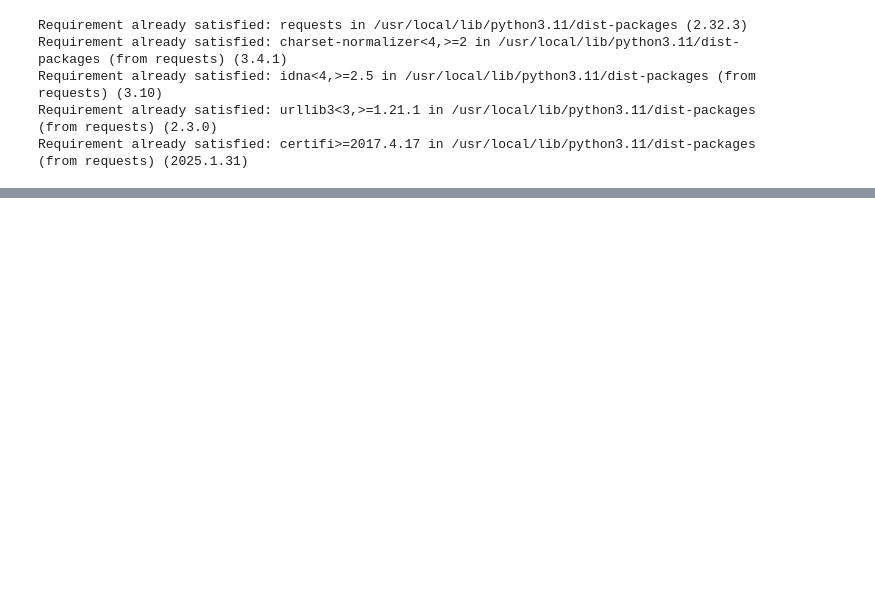
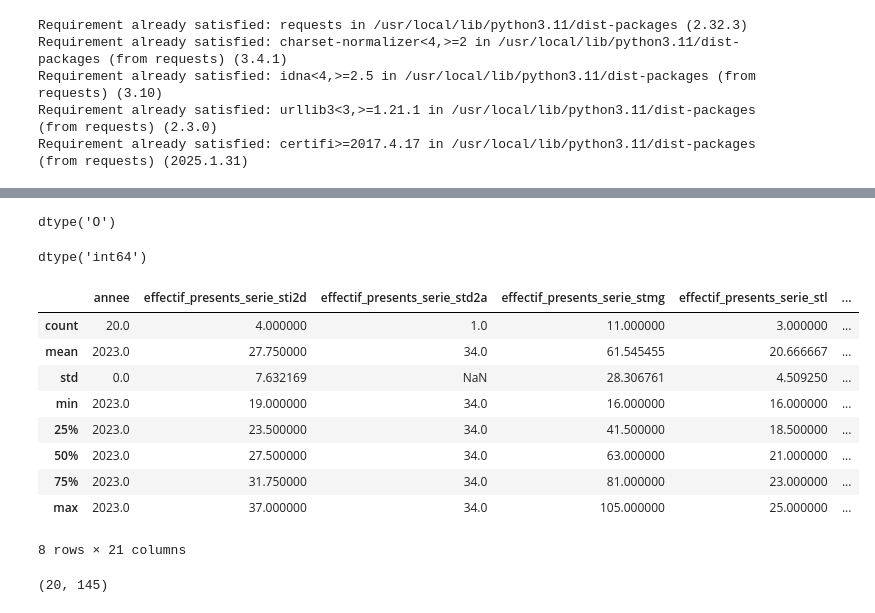
Before and after one commit to akhythmetic/EDUCLASH, a Jupyter notebook: Educlash.ipynb, the cells around one changed output, grey strips where cells are left out. Saved outputs shown, nothing was run; the diff lists cells and outputs as text; code cells hidden in the pictures; blank space fills up the shorter version.

Commit message:
mise en df panda. probleme data enumere sur cahier gp sd4 date 19 02 2025

```diff
--- a/Educlash.ipynb
+++ b/Educlash.ipynb
@@ -17,10 +24,10 @@ recuperation data
 # %%
-url = "https://public.opendatasoft.com/api/explore/v2.1/catalog/datasets"
-response = requests.get(url)
+url_lycee_ancien = "https://data.education.gouv.fr/api/explore/v2.1/catalog/datasets/fr-en-indicateurs-de-resultat-des-lycees-denseignement-general-et-technologique/records?limit=20"
+response = requests.get(url_lycee_ancien)
 
 if response.status_code == 200:
-    data = response.json()
-    print(data)
+    dico_lycee_ancien = response.json()
+    print(dico_lycee_ancien)
 else:
     print("Erreur lors de la récupération des données")
 # %% [output]
@@ -38,0 +37,3 @@ else:
+# %%
+df_lycee_ancien = pd.json_normalize(dico_lycee_ancien['results'])
+df_lycee_ancien.head()
@@ -38,0 +60,26 @@ else:
+# %%
+df_lycee_ancien['annee'].dtype
+# %% [output]
+dtype('O')
+# %%
+df_lycee_ancien['annee'] = df_lycee_ancien['annee'].astype(int)
+df_lycee_ancien['annee'].dtype
+# %% [output]
+dtype('int64')
+# %%
+df_lycee_ancien.describe()
+# %% [output]
+|  | annee | effectif_presents_serie_sti2d | effectif_presents_serie_std2a | effectif_presents_serie_stmg | effectif_presents_serie_stl | ... |
+| count | 20.0 | 4.000000 | 1.0 | 11.000000 | 3.000000 | ... |
+| mean | 2023.0 | 27.750000 | 34.0 | 61.545455 | 20.666667 | ... |
+| std | 0.0 | 7.632169 | NaN | 28.306761 | 4.509250 | ... |
+| min | 2023.0 | 19.000000 | 34.0 | 16.000000 | 16.000000 | ... |
+| 25% | 2023.0 | 23.500000 | 34.0 | 41.500000 | 18.500000 | ... |
+| 50% | 2023.0 | 27.500000 | 34.0 | 63.000000 | 21.000000 | ... |
+| 75% | 2023.0 | 31.750000 | 34.0 | 81.000000 | 23.000000 | ... |
+| max | 2023.0 | 37.000000 | 34.0 | 105.000000 | 25.000000 | ... |
+8 rows × 21 columns
+# %%
+df_lycee_ancien.shape
+# %% [output]
+(20, 145)
```
Also changed, not shown: parts of 12 cells of this notebook.
